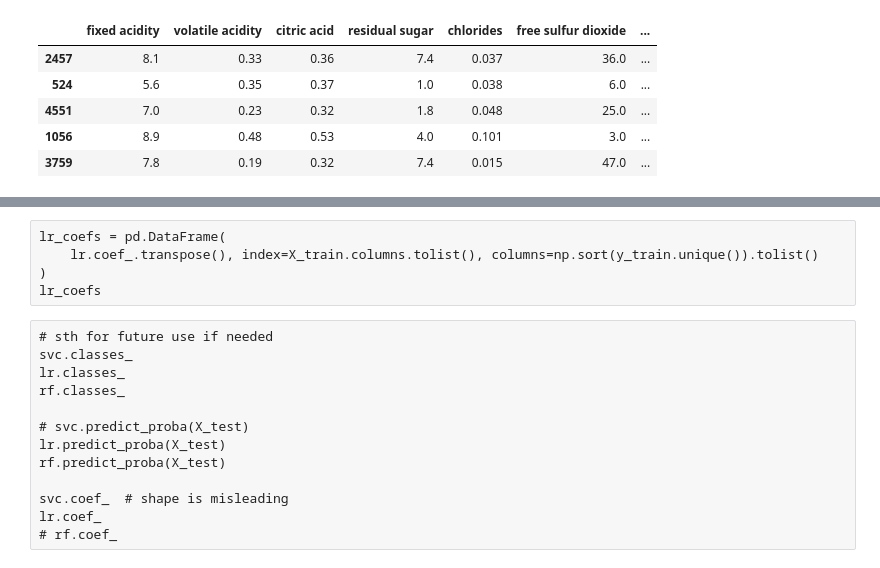
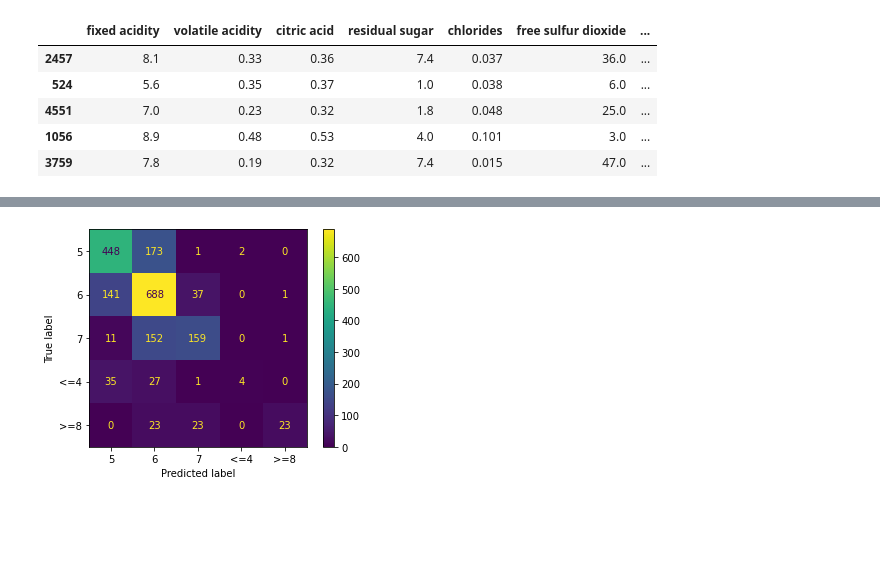
Before and after one commit to UBC-MDS/DSCI_522_group09_Wine_Quality_Predictor, a Jupyter notebook: doc/model_analysis.ipynb, the cells around one changed output, grey strips where cells are left out. Drawn from its saved outputs; the diff is of its cells as text; code cells hidden in the pictures; blank space fills up the shorter version.

Commit message:
finalizing ML model, hyperparameters and results to save

```diff
--- a/doc/model_analysis.ipynb
+++ b/doc/model_analysis.ipynb
@@ -37,4 +29,10 @@ train_df.loc[train_df['quality'] == 4, 'quality'] = '<=4'
 train_df.loc[train_df['quality'] == 8, 'quality'] = '>=8'
 train_df.loc[train_df['quality'] == 9, 'quality'] = '>=8'
 train_df['quality'] = train_df['quality'].map(str)
+
+test_df.loc[test_df['quality'] == 3, 'quality'] = '<=4'
+test_df.loc[test_df['quality'] == 4, 'quality'] = '<=4'
+test_df.loc[test_df['quality'] == 8, 'quality'] = '>=8'
+test_df.loc[test_df['quality'] == 9, 'quality'] = '>=8'
+test_df['quality'] = test_df['quality'].map(str)
 # %%
@@ -159,2 +128,0 @@ results.head()
-# %%
-search_lr.fit(X_train, y_train);
@@ -228,16 +130,0 @@ rf.fit(X_train, y_train)
-# %%
-# plot confusion matrix, save in dict
-# save all plots in .png; change the output directory!...
-train_cms = {}
-test_cms = {}
-for key, model in models.items():
-#     train_cms[key] = ConfusionMatrixDisplay.from_estimator(
-#         model, X_train, y_train, values_format="d", display_labels=classes
-#     )
-#     name = '_'.join(key.lower().split())
-#     plt.savefig(f'{name}_train_cm.png')
-
-    test_cms = ConfusionMatrixDisplay.from_estimator(
-        model, X_test, y_test, values_format="d", display_labels=classes
-    )
-    plt.savefig(f'{name}_test_cm.png')
@@ -259,5 +130,0 @@ out_table_1
-# %% [raw]
-lr_coefs = pd.DataFrame(
-    lr.coef_.transpose(), index=X_train.columns.tolist(), columns=np.sort(y_train.unique()).tolist()
-)
-lr_coefs
@@ -280,13 +131,6 @@ lr_feats.reset_index().drop(columns=['index']) #.iloc[[0,1,2]]
-# %% [raw]
-# sth for future use if needed
-svc.classes_
-lr.classes_
-rf.classes_
-
-# svc.predict_proba(X_test)
-lr.predict_proba(X_test)
-rf.predict_proba(X_test)
-
-svc.coef_  # shape is misleading
-lr.coef_
-# rf.coef_
+# %%
+test_cm = ConfusionMatrixDisplay.from_estimator(
+    search_rf.best_estimator_, X_test, y_test)
+# plt.savefig('../results/f_test_cm.png')
+# %% [output]
+[figure, added]
```
Also changed, not shown: parts of 22 cells of this notebook.
